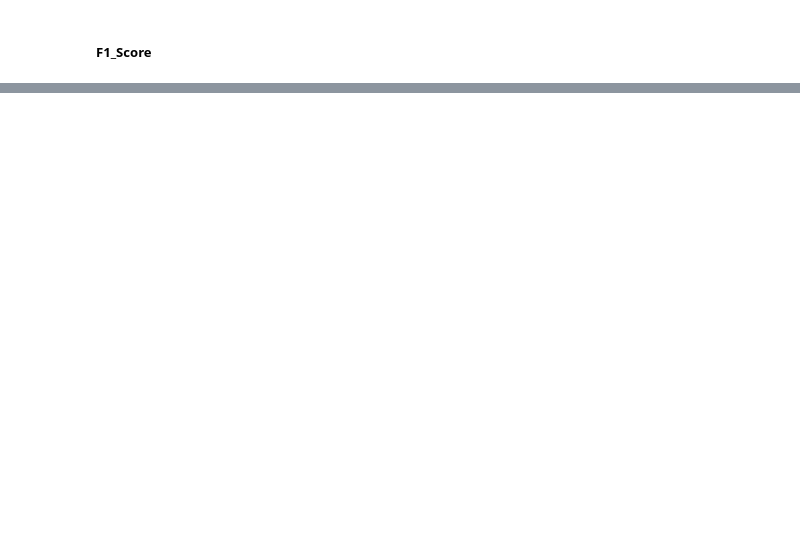
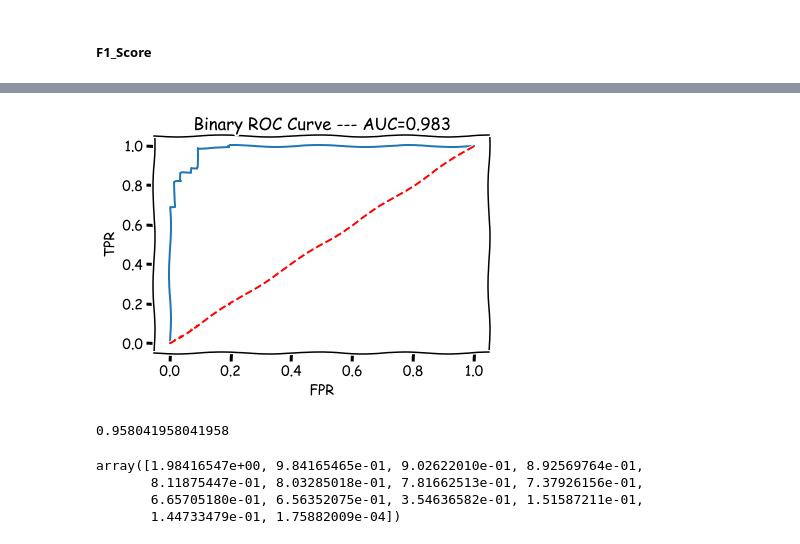
Before and after one commit to YonatanRA/ds_tb_part_21_09, a Jupyter notebook: 03-Machine_Learning/4.1 - Evaluacion.ipynb, the cells around one changed output, grey strips where cells are left out. Saved outputs shown, nothing was run; the diff lists cells and outputs as text; code cells hidden in the pictures; blank space fills up the shorter version.

```diff
--- a/03-Machine_Learning/4.1 - Evaluacion.ipynb
+++ b/03-Machine_Learning/4.1 - Evaluacion.ipynb
@@ -89,0 +276,30 @@ pertenecen al intervalo (-$\infty$, 1]
+# %%
+# bien pintado
+
+with plt.xkcd():
+
+    fpr, tpr, umbrales=roc(y_test, y_prob)  # cuidado con y_prob tiene que ser
+    a=auc(y_test, y_prob)
+
+    plt.plot(fpr, tpr)
+    plt.plot(fpr, fpr, 'r--')
+
+    plt.xlabel('FPR')
+    plt.ylabel('TPR')
+
+    plt.title('Binary ROC Curve --- AUC={:.3f}'.format(a))  # {:.3f} formato del numero
+
+    plt.show();
+# %% [output]
+[figure, added]
+# %%
+acc(y_test, y_pred)  # accuracy
+# %% [output]
+0.958041958041958
+# %%
+umbrales
+# %% [output]
+array([1.98416547e+00, 9.84165465e-01, 9.02622010e-01, 8.92569764e-01,
+       8.11875447e-01, 8.03285018e-01, 7.81662513e-01, 7.37926156e-01,
+       6.65705180e-01, 6.56352075e-01, 3.54636582e-01, 1.51587211e-01,
+       1.44733479e-01, 1.75882009e-04])
```
Also changed, not shown: parts of 35 cells of this notebook, 1 other file.
